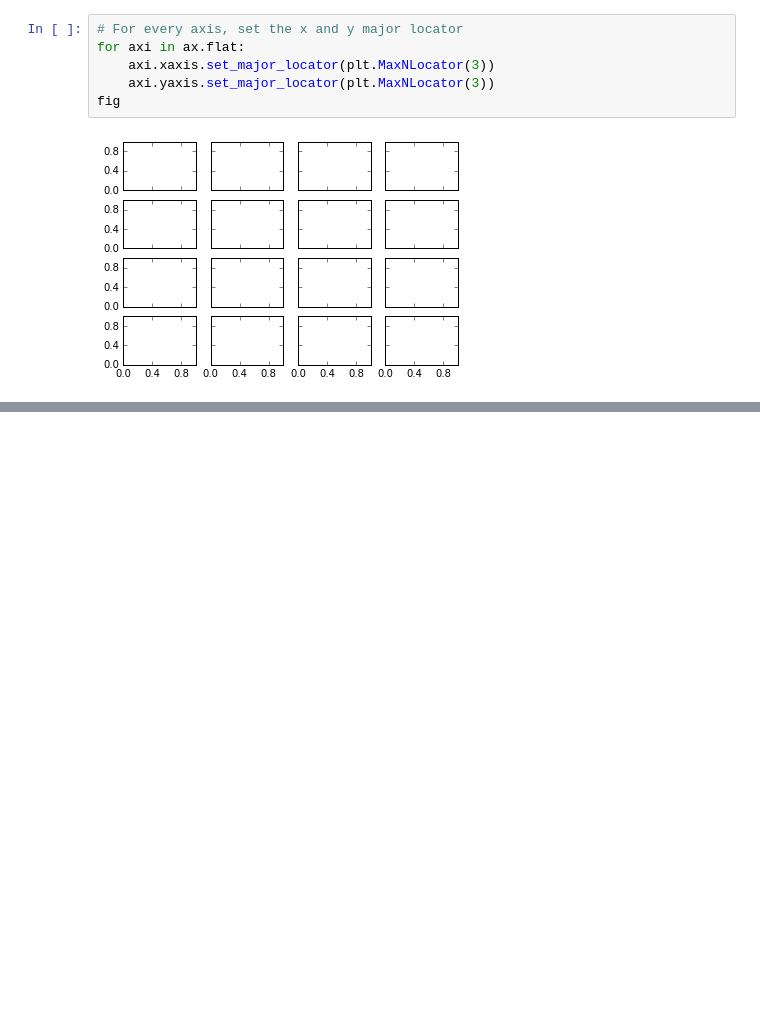
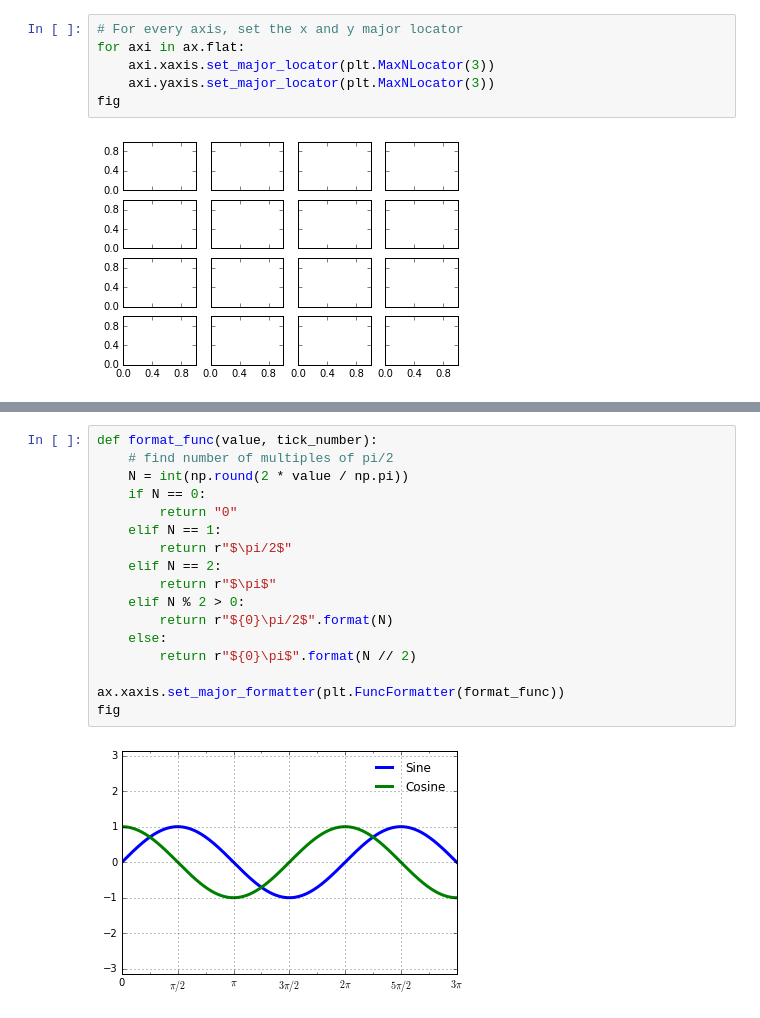
Before and after one commit to gmendozah/ucb-intro-data-science, a Jupyter notebook: Intro to Data Science/4.10 Customizing Ticks.ipynb, the cells around one changed output, grey strips where cells are left out. Saved outputs shown, nothing was run; the diff lists cells and outputs as text; blank space fills up the shorter version.

```diff
--- a/Intro to Data Science/4.10 Customizing Ticks.ipynb
+++ b/Intro to Data Science/4.10 Customizing Ticks.ipynb
@@ -64,0 +87,19 @@ fig
+# %%
+def format_func(value, tick_number):
+    # find number of multiples of pi/2
+    N = int(np.round(2 * value / np.pi))
+    if N == 0:
+        return "0"
+    elif N == 1:
+        return r"$\pi/2$"
+    elif N == 2:
+        return r"$\pi$"
+    elif N % 2 > 0:
+        return r"${0}\pi/2$".format(N)
+    else:
+        return r"${0}\pi$".format(N // 2)
+
+ax.xaxis.set_major_formatter(plt.FuncFormatter(format_func))
+fig
+# %% [output]
+[figure, added]
```
Also changed, not shown: parts of 3 cells of this notebook.
